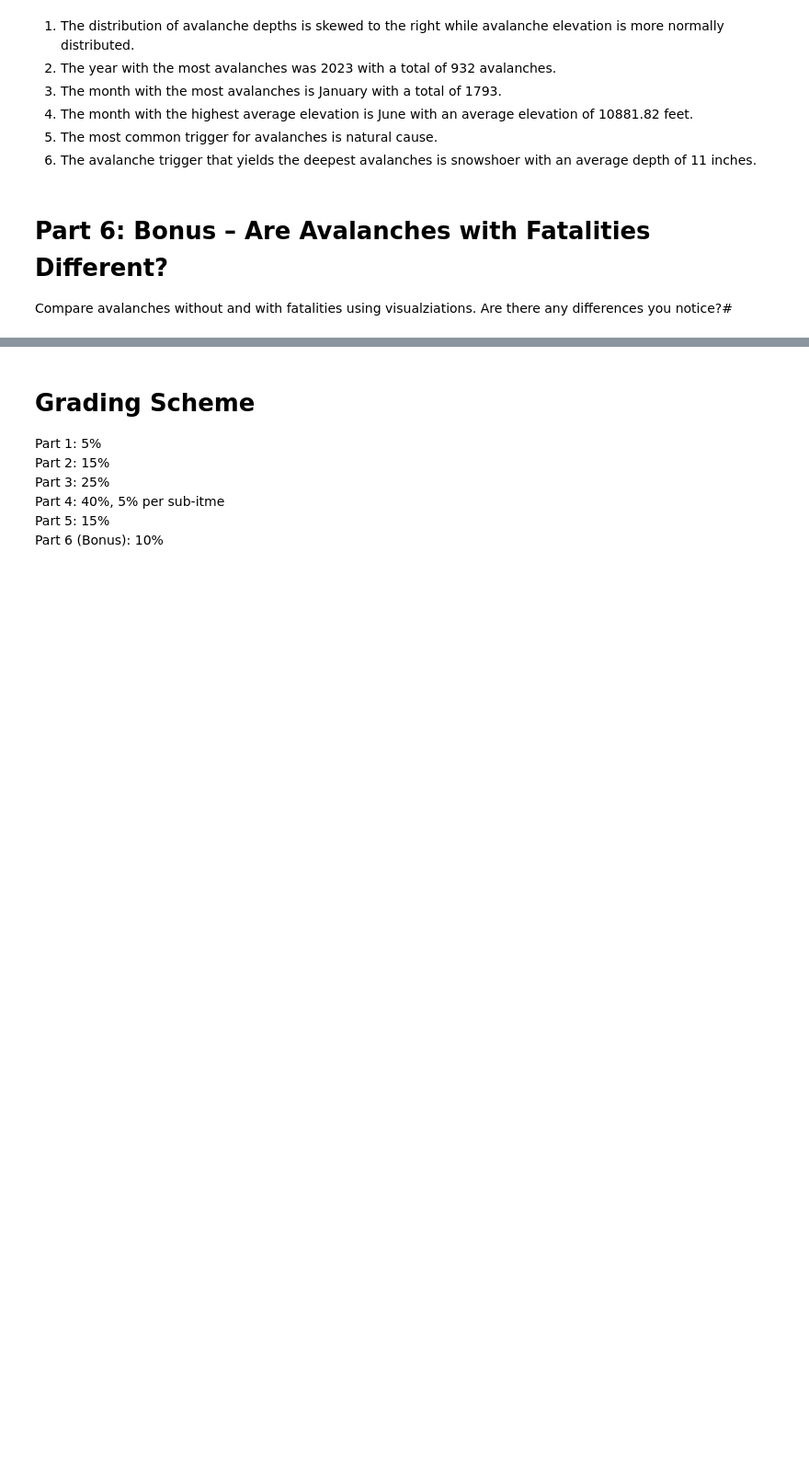
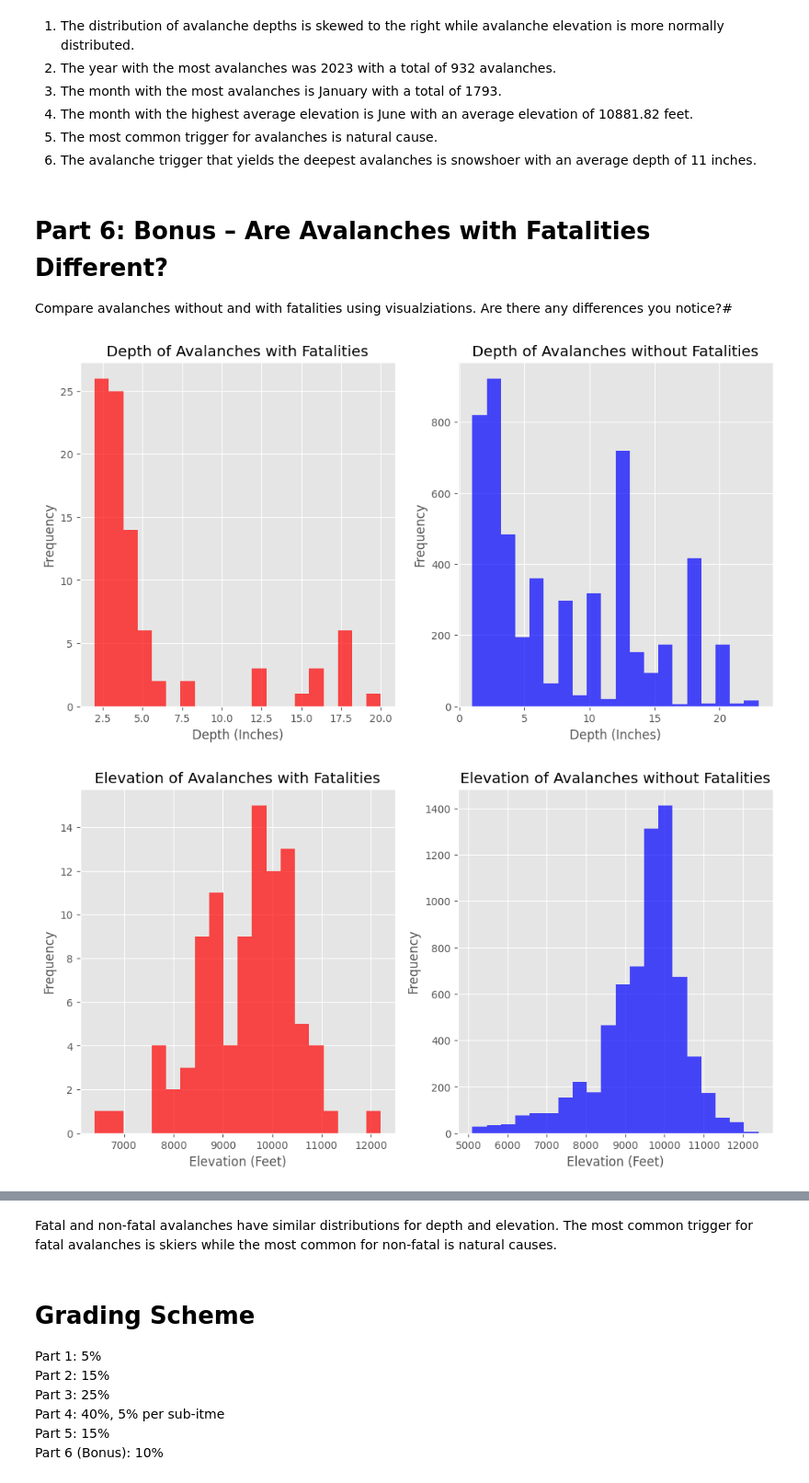
Before and after one commit to logancorrea/Data-Visualization, a Jupyter notebook: Homework/HW01/HW1.ipynb, the cells around one changed output, grey strips where cells are left out. Shown at 92% size. Cells and saved outputs as stored; diff of their text form; code cells hidden in the pictures; blank space fills up the shorter version.

```diff
--- a/Homework/HW01/HW1.ipynb
+++ b/Homework/HW01/HW1.ipynb
@@ -274,3 +274,48 @@ Please answer the following questions in (brief) writing.
 # Part 6: Bonus – Are Avalanches with Fatalities Different?
 
 Compare avalanches without and with fatalities using visualziations. Are there any differences you notice?#
+# %%
+# split data into killed vs not killed
+df_fatal = df[df['Killed'] > 0]
+df_non_fatal = df[df['Killed'].isnull()]
+
+# 1x2 plot of histograms of Depth_Inches for killed and not killed
+fig, axes = plt.subplots(1, 2, figsize=(12, 6))
+df_fatal['Depth_Inches'].hist(ax=axes[0], bins=20, color='red', alpha=0.7)
+axes[0].set_xlabel('Depth (Inches)')
+axes[0].set_ylabel('Frequency')
+axes[0].set_title('Depth of Avalanches with Fatalities')
+df_non_fatal['Depth_Inches'].hist(ax=axes[1], bins=20, color='blue', alpha=0.7)
+axes[1].set_xlabel('Depth (Inches)')
+axes[1].set_ylabel('Frequency')
+axes[1].set_title('Depth of Avalanches without Fatalities')
+plt.show()
+
+# 1x2 plot of histograms of elevation for killed and not killed
+fig, axes = plt.subplots(1, 2, figsize=(12, 6))
+df_fatal['Elevation_Feet'].hist(ax=axes[0], bins=20, color='red', alpha=0.7)
+axes[0].set_xlabel('Elevation (Feet)')
+axes[0].set_ylabel('Frequency')
+axes[0].set_title('Elevation of Avalanches with Fatalities')
+df_non_fatal['Elevation_Feet'].hist(ax=axes[1], bins=20, color='blue', alpha=0.7)
+axes[1].set_xlabel('Elevation (Feet)')
+axes[1].set_ylabel('Frequency')
+axes[1].set_title('Elevation of Avalanches without Fatalities')
+plt.show()
+
+plt.show()
+
+# 1x2 plot of number of avalanches by trigger for killed and not killed
+fig, axes = plt.subplots(1, 2, figsize=(12, 6))
+df_fatal.groupby('Trigger').size().sort_values().plot(ax=axes[0], kind='barh', color='red', alpha=0.7)
+axes[0].set_xlabel('Number of Avalanches')
+axes[0].set_ylabel('Trigger')
+axes[0].set_title('Number of Avalanches with Fatalities by Trigger')
+df_non_fatal.groupby('Trigger').size().sort_values().plot(ax=axes[1], kind='barh', color='blue', alpha=0.7)
+axes[1].set_xlabel('Number of Avalanches')
+axes[1].set_ylabel('Trigger')
+axes[1].set_title('Number of Avalanches without Fatalities by Trigger')
+plt.show()
+# %% [output]
+[figure, added]
+[figure, added]
@@ -277,3 +323,5 @@ Compare avalanches without and with fatalities using visualziations. Are there a
+# %% [markdown]
+Fatal and non-fatal avalanches have similar distributions for depth and elevation. The most common trigger for fatal avalanches is skiers while the most common for non-fatal is natural causes.
 # %% [markdown]
 # Grading Scheme
 
```
Also changed, not shown: parts of 1 cell of this notebook.
